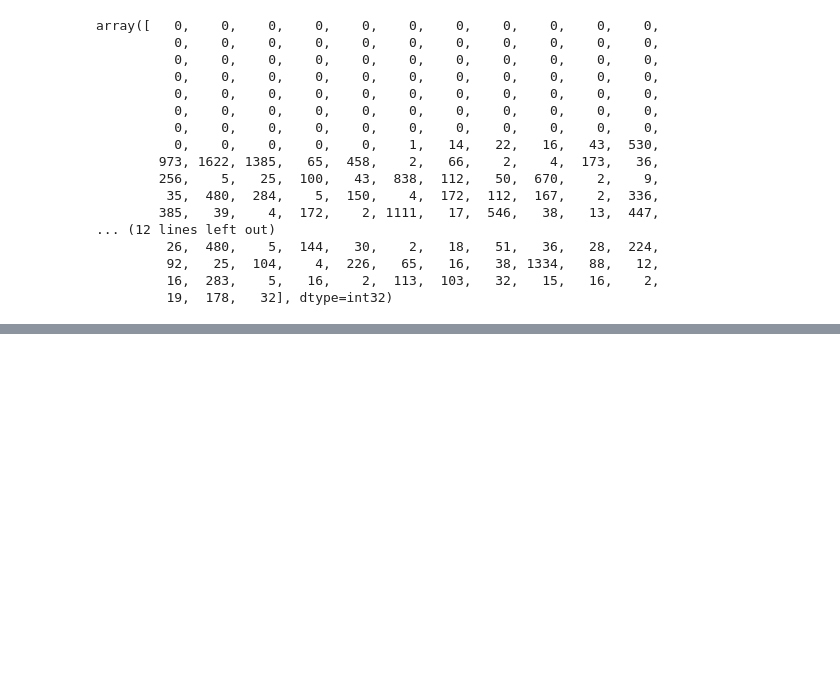
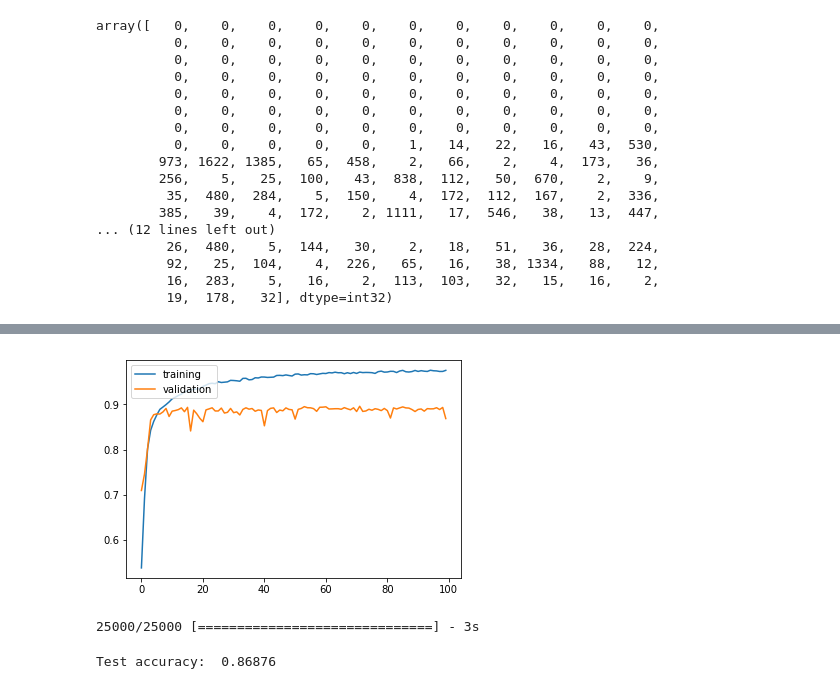
Before and after one commit to moojad/deep-learning-notes, a Jupyter notebook: 03-CNN-Sentiment-Analysis.ipynb, the cells around one changed output, grey strips where cells are left out. Cells and saved outputs as stored; diff of their text form; code cells hidden in the pictures; blank space fills up the shorter version.

```diff
--- a/03-CNN-Sentiment-Analysis.ipynb
+++ b/03-CNN-Sentiment-Analysis.ipynb
@@ -82,0 +383,32 @@ array([   0,    0,    0,    0,    0,    0,    0,    0,    0,    0,    0,
+# %%
+def imdb_cnn_adv_kim_2 ():
+    model = Sequential()
+
+    model.add(Embedding(input_dim=num_features, output_dim=embedding_dimension, input_length=sequence_length))
+    model.add(Reshape(target_shape=(sequence_length, embedding_dimension, 1)))
+    model.add(Dropout(rate=0.5))
+
+    # call convolution method defined above
+    model.add(conv_model_kim())
+
+    model.add(Flatten())
+    model.add(Dense(50, kernel_initializer='he_normal'))
+    model.add(BatchNormalization())
+    model.add(Activation('relu'))
+    model.add(Dropout(rate=0.5))
+
+    model.add(Dense(10, kernel_initializer='he_normal'))
+    model.add(BatchNormalization())
+    model.add(Activation('relu'))
+    model.add(Dropout(rate=0.5))
+
+    model.add(Dense(1, activation='sigmoid'))
+
+    adam = optimizers.Adam(lr=0.001)
+    model.compile(optimizer=adam, loss='binary_crossentropy', metrics=['acc'])
+
+    return model
+# %%
+model = imdb_cnn_adv_kim_2()
+
+model.summary()
@@ -82,0 +433,18 @@ array([   0,    0,    0,    0,    0,    0,    0,    0,    0,    0,    0,
+# %%
+%%time
+history = model.fit(X_train, y_train, batch_size = 50, epochs = 100, validation_split = 0.2, verbose = 0)
+# %%
+plt.plot(history.history['acc'])
+plt.plot(history.history['val_acc'])
+plt.legend(['training', 'validation'], loc = 'upper left')
+plt.show()
+# %% [output]
+[figure, added]
+# %%
+results = model.evaluate(X_test, y_test)
+# %% [output]
+25000/25000 [==============================] - 3s
+# %%
+print('Test accuracy: ', results[1])
+# %% [output]
+Test accuracy:  0.86876
```
Also changed, not shown: parts of 34 cells of this notebook.
